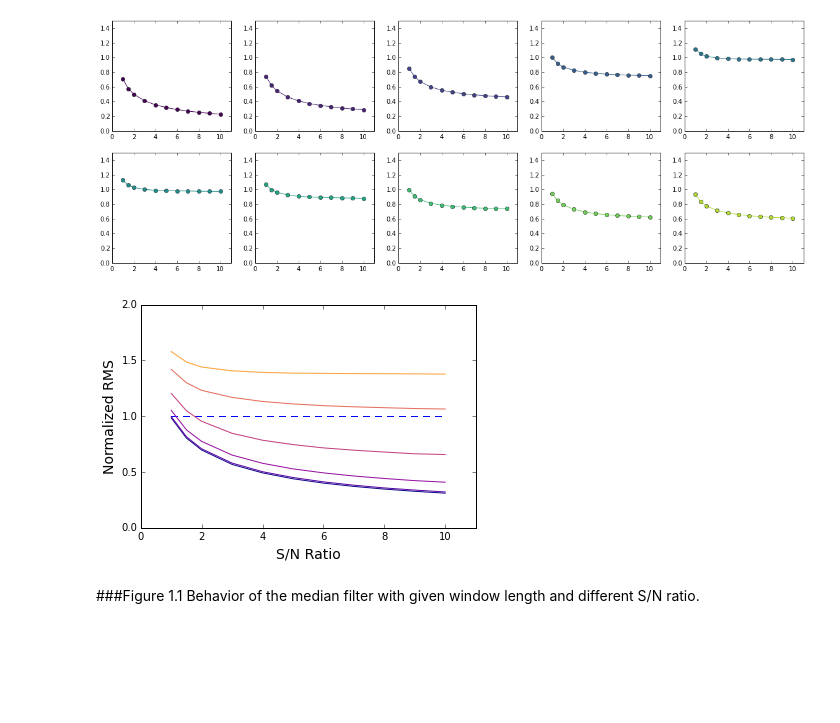
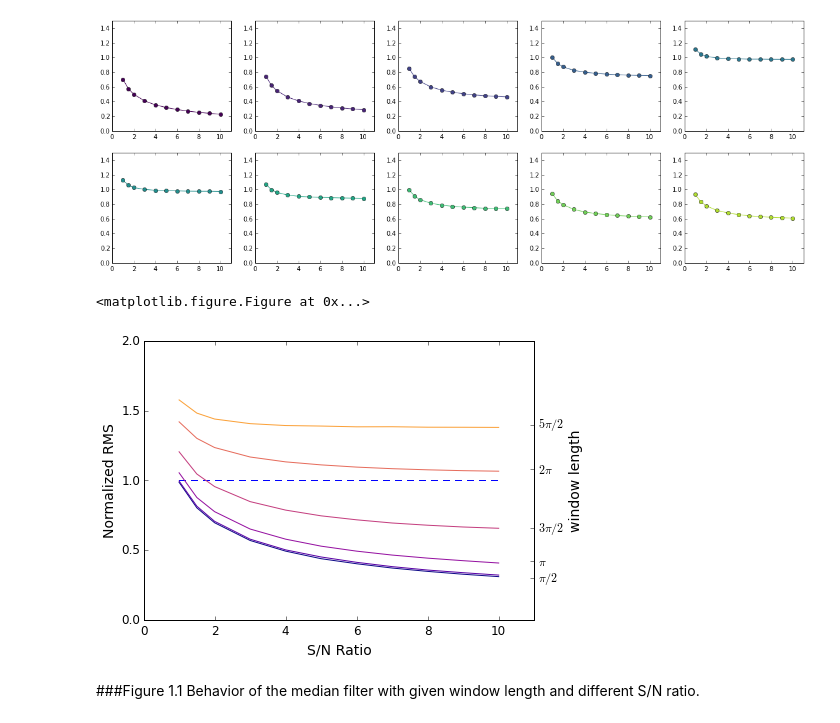
Before and after one commit to ktakagaki/kt-2015-DSPHandsOn, a Jupyter notebook: MedianFilter/Python/06. Behavior of the median filter with white noise/Behavior of the median filter with a noised sine wave.ipynb, the cells around one changed output. Saved outputs shown, nothing was run; the diff lists cells and outputs as text; code cells hidden in the pictures; blank space fills up the shorter version.

Commit message:
Added new RMS, changed figures

```diff
--- a/MedianFilter/Python/06. Behavior of the median filter with white noise/Behavior of the median filter with a noised sine wave.ipynb
+++ b/MedianFilter/Python/06. Behavior of the median filter with white noise/Behavior of the median filter with a noised sine wave.ipynb
@@ -21,6 +21,19 @@ Current git SHA: e6d8cd8a76886c134c66e781ccd5c61afc7f9e75
 Remotes: origin,
 Current branch: master
 origin remote URL: https://github.com/dowa4213/kt-2015-DSPHandsOn.git
+# %%
+from pylab import *
+def parameters():
+    params = {
+   'axes.labelsize': 14,
+   'text.fontsize': 8,
+   'legend.fontsize': 15,
+   'xtick.labelsize': 12,
+   'ytick.labelsize': 12,
+   'text.usetex': False,
+   'figure.figsize': [7, 5]
+   }
+    rcParams.update(params)
 # %% [markdown]
 ### 1. Create all needed arrays and data.
 # %%
@@ -122,18 +133,25 @@ plt.savefig('Behavior with given SN ratio and different wl.png',dpi=300)
 # %%
 fig = plt.figure()
 values3 = np.zeros((len(sn),len(wl)))
+fig, ax1 = plt.subplots()
+parameters()
 for p in range(6):
-    ax = plt.subplot()
     values3[:,p] = values[::,p]/0.7069341
     plt.axis([0, 11, 0, 2])
     plt.ylabel('Normalized RMS', size = 14)
     plt.xlabel('S/N Ratio', size = 14)
     plt.hlines(1,1,10, color = 'b', linestyle = '--')
     plt.plot(sn,values3[:,p], color=plasma_data[(p*40),:])
-
-plt.savefig('Behavior with given SN ratio and different wl3.png',dpi=300)
+ax2 = ax1.twinx()
+yticks = [0.15, 0.21, 0.33, 0.54, 0.7]
+ylabel = [r"$\pi/2$",r"$\pi$", r"$3\pi/2$",r"$2\pi$", r"$5\pi/2$"]
+ax2.set_yticks(yticks)
+ax2.set_yticklabels(ylabel)
+ax2.set_ylabel('window length', color='black')
+plt.savefig('Behavior with given SN ratio and different wl3.jpg',dpi=600, format = "jpg")
 # %% [output]
+<matplotlib.figure.Figure at 0x...>
-[figure, old version]
+[figure, new version]
 # %% [markdown]
 ###Figure 1.1 Behavior of the median filter with given window length and different S/N ratio.
 # %%
```
Also changed, not shown: parts of 7 cells of this notebook, 9 other files.
